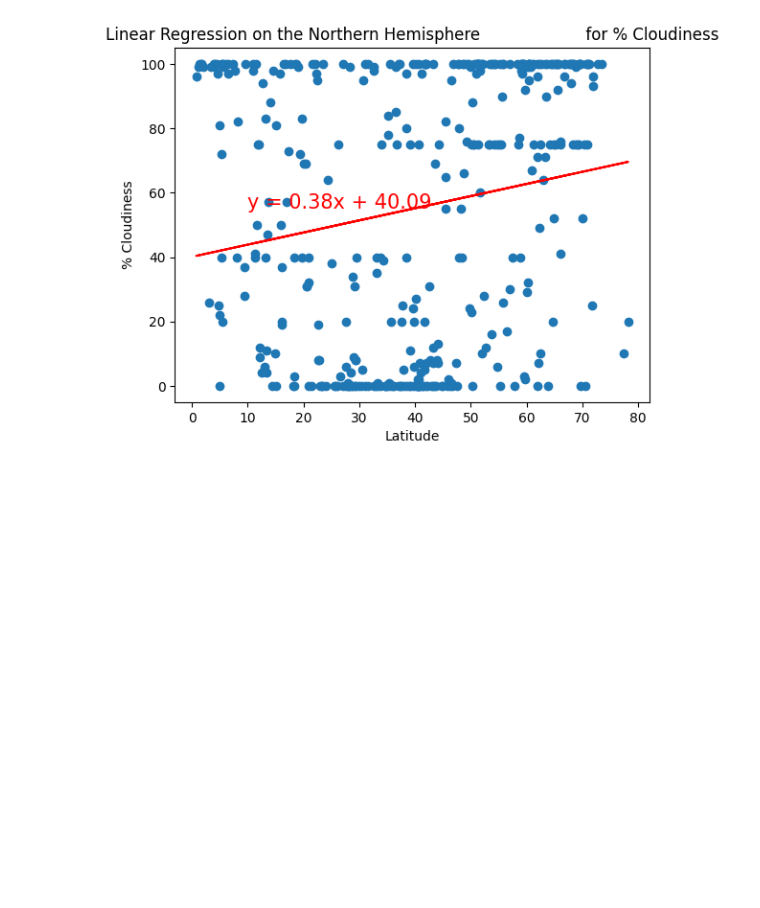
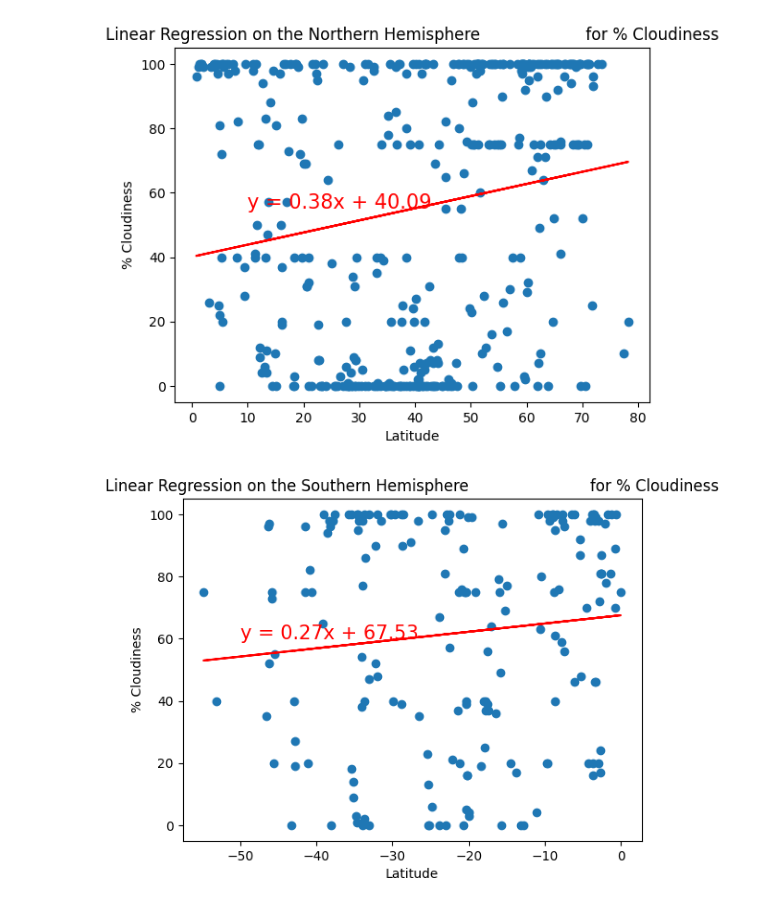
Before and after one commit to marcomireles123/World-Weather-Analysis, a Jupyter notebook: WeatherPy.ipynb, the cells around one changed output. Saved outputs shown, nothing was run; the diff lists cells and outputs as text; code cells hidden in the pictures; blank space fills up the shorter version.

Commit message:
lin reg. s. hemi cluods

```diff
--- a/WeatherPy.ipynb
+++ b/WeatherPy.ipynb
@@ -456,3 +456,13 @@ plot_linear_regression(x_values, y_values,
                     for % Cloudiness', '% Cloudiness',(10,55))
 # %% [output]
 [figure]
+# %%
+# Linear regression on the Southern Hemisphere
+x_values = southern_hemi_df["Lat"]
+y_values = southern_hemi_df["Cloudiness"]
+# Call the function.
+plot_linear_regression(x_values, y_values,
+                       'Linear Regression on the Southern Hemisphere \
+                        for % Cloudiness', '% Cloudiness',(-50,60))
+# %% [output]
+[figure, added]
```
